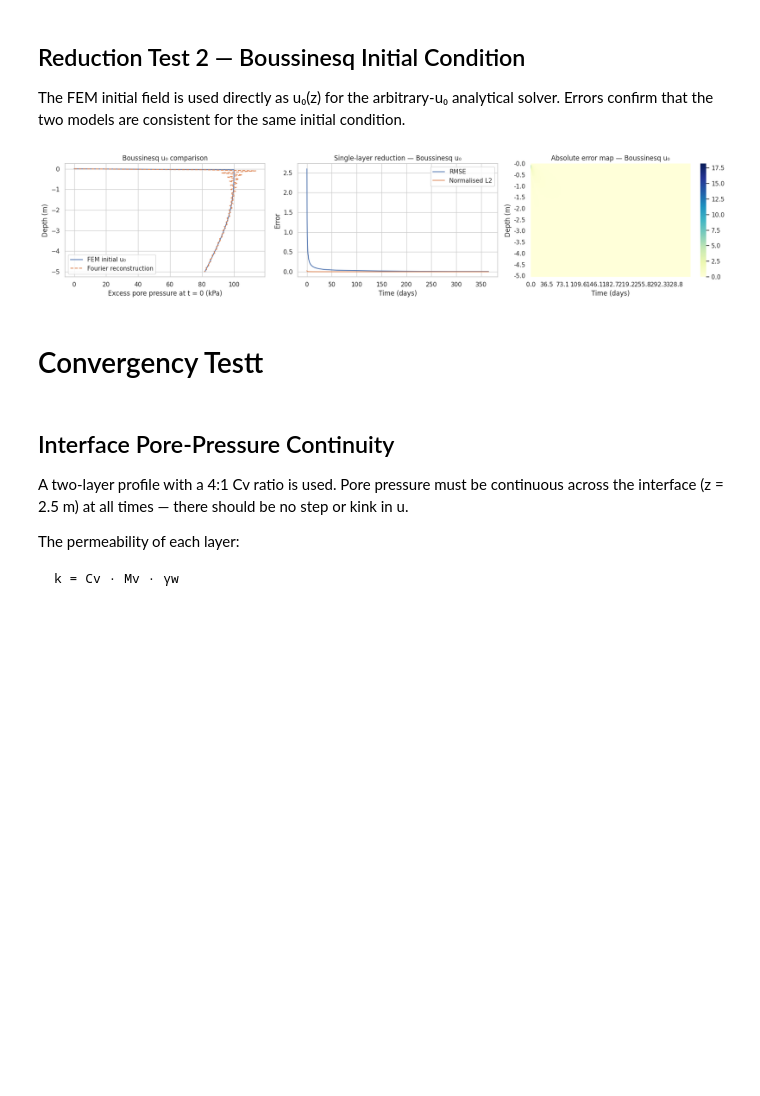
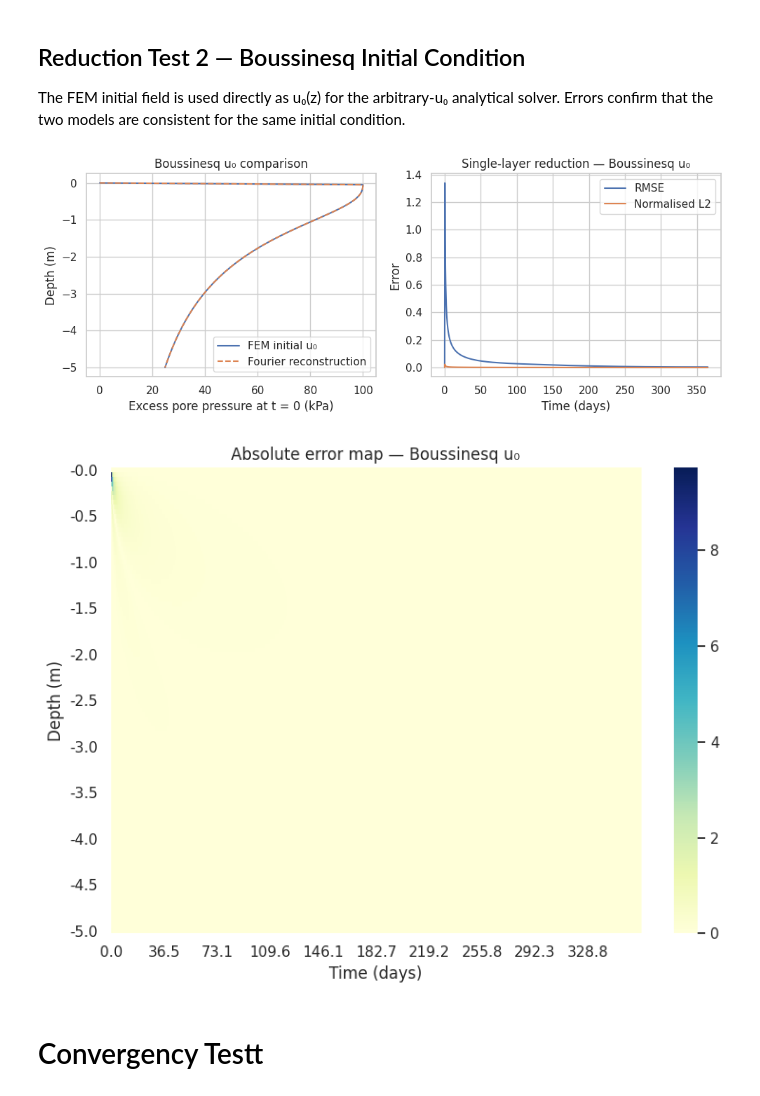
Before and after one commit to Uthman-eng/Geotechnical-Consolidation-FEM, a Jupyter notebook: notebooks/2_terzaghi_1d_multilayer.ipynb, the cells around one changed output. Cells and saved outputs as stored; diff of their text form; code cells hidden in the pictures; blank space fills up the shorter version.

````diff
--- a/notebooks/2_terzaghi_1d_multilayer.ipynb
+++ b/notebooks/2_terzaghi_1d_multilayer.ipynb
@@ -27,12 +27,12 @@ sns.set_theme(style="whitegrid")
 
 # Shared parameters
 load       = 100.0        # applied load (kPa)
-base       = 10.0         # strip-load base width (m)
-num        = 100          # number of elements
+base       = 2.0          # strip-load base width (m)
+num        = 100           # number of elements
 nodes      = num + 1
 T          = 365 * 24 * 60 * 60   # total time (s)
 time_steps = 1000
-N_terms    = 200
+N_terms    = 200 # bousinesq used nodes as the n terms
 time_days  = np.linspace(0.0, T / (60 * 60 * 24), time_steps)
 
 # Single-layer profile used in reduction tests
@@ -42,9 +42,5 @@ Mv     = [5e-4]   # m²/kN
 H      = max(depths)
 z      = -np.linspace(0.0, H, nodes)
 
-# --- Permeability from Cv ---
-# k = Cv * Mv * γw
 gamma_w = 9.81   # unit weight of water (kN/m³)
 k_list  = [Cv_i * Mv_i * gamma_w for Cv_i, Mv_i in zip(Cv, Mv)]
-for i, (Cv_i, k_i) in enumerate(zip(Cv, k_list)):
-    print(f"Layer {i+1}: Cv = {Cv_i:.2e} m²/s  →  k = {k_i:.2e} m/s")
@@ -93,61 +85,57 @@ plt.show()
 
 The FEM initial field is used directly as u₀(z) for the arbitrary-u₀ analytical solver. Errors confirm that the two models are consistent for the same initial condition.
 # %%
-N_terms_b   = max(3, nodes // 2)
-fem_s_b, fem_u_b, _ = Get_terzaghi1dMultilayer_FEA(
-    depths, num, load, T, time_steps, Cv, Mv, Base=base, U0=False
-)
+N_terms_b   = nodes # kept n number and the nodes be the same which was before predicted the best data
+
+fem_s_b, fem_u_b, _ = Get_terzaghi1dMultilayer_FEA(depths, num, load, T, time_steps, Cv, Mv, Base=base, U0=False)
 u0_b = fem_u_b[0, :]
-an_u_b, depth_b, time_b = Get_terzaghi1d_Analytical_u0(
-    u0_b, H, num, T, time_steps, Cv[0], N_terms_b
-)
+
+an_u_b, depth_b, time_b = Get_terzaghi1d_Analytical_u0(u0_b, H, num, T, time_steps, Cv[0], N_terms_b)
 
 error_b   = fem_u_b - an_u_b
 rmse_b    = np.sqrt((error_b**2).mean(axis=1))
 norm_l2_b = np.sqrt((error_b**2).sum(axis=1) / ((an_u_b**2).sum(axis=1) + 1e-12))
 
-fig, axes = plt.subplots(1, 3, figsize=(18, 4))
+fig, axes = plt.subplots(1, 2, figsize=(10, 4))
 
 axes[0].plot(u0_b,        z, label="FEM initial u₀")
 axes[0].plot(an_u_b[0,:], z, "--", label="Fourier reconstruction")
 axes[0].set_xlabel("Excess pore pressure at t = 0 (kPa)")
 axes[0].set_ylabel("Depth (m)")
 axes[0].set_title("Boussinesq u₀ comparison")
 axes[0].legend()
 
 axes[1].plot(time_b, rmse_b,    label="RMSE")
 axes[1].plot(time_b, norm_l2_b, label="Normalised L2")
 axes[1].set_xlabel("Time (days)")
 axes[1].set_ylabel("Error")
 axes[1].set_title("Single-layer reduction — Boussinesq u₀")
 axes[1].legend()
+plt.tight_layout()
+plt.show()
 
 kx = max(1, len(time_b) // 10)
 ky = max(1, len(z)      // 10)
+
+plt.figure(figsize=(8, 6))
 sns.heatmap(
     np.abs(error_b).T, annot=False, cmap="YlGnBu",
-    xticklabels=time_b, yticklabels=z, ax=axes[2]
+    xticklabels=False, yticklabels=False
 )
-axes[2].set_xticks(np.arange(0, len(time_b), kx) + 0.5)
-axes[2].set_xticklabels([f"{time_b[i]:.1f}" for i in range(0, len(time_b), kx)], rotation=0)
-axes[2].set_yticks(np.arange(0, len(z), ky) + 0.5)
-axes[2].set_yticklabels([f"{z[i]:.1f}" for i in range(0, len(z), ky)], rotation=0)
-axes[2].set_xlabel("Time (days)")
-axes[2].set_ylabel("Depth (m)")
-axes[2].set_title("Absolute error map — Boussinesq u₀")
+ax = plt.gca()
+
+ax.set_xticks(np.arange(0, len(time_b), kx) + 0.5)
+ax.set_xticklabels([f"{time_b[i]:.1f}" for i in range(0, len(time_b), kx)], rotation=0)
+ax.set_yticks(np.arange(0, len(z), ky) + 0.5)
+ax.set_yticklabels([f"{z[i]:.1f}" for i in range(0, len(z), ky)], rotation=0)
+ax.set_xlabel("Time (days)")
+ax.set_ylabel("Depth (m)")
+ax.set_title("Absolute error map — Boussinesq u₀")
+
 plt.tight_layout()
 plt.show()
 # %% [output]
-[figure, old version]
+[figure, new version]
+[figure, added]
 # %% [markdown]
 # Convergency Testt
-# %% [markdown]
-## Interface Pore-Pressure Continuity
-
-A two-layer profile with a 4:1 Cv ratio is used. Pore pressure must be continuous across the interface (z = 2.5 m) at all times — there should be no step or kink in u.
-
-The permeability of each layer:
-
-```
-k = Cv · Mv · γw
-```
````
Also changed, not shown: parts of 9 cells of this notebook, 3 other files.
